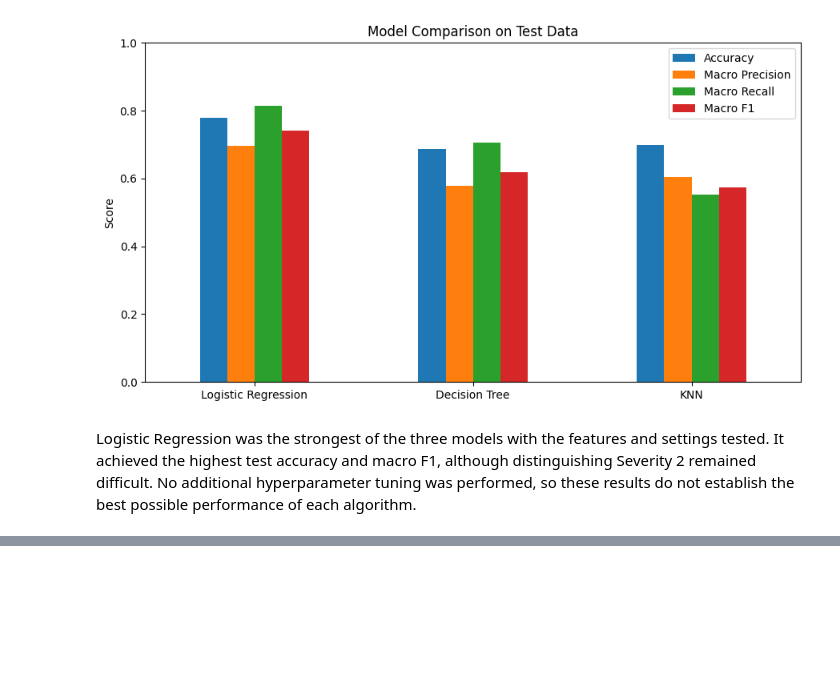
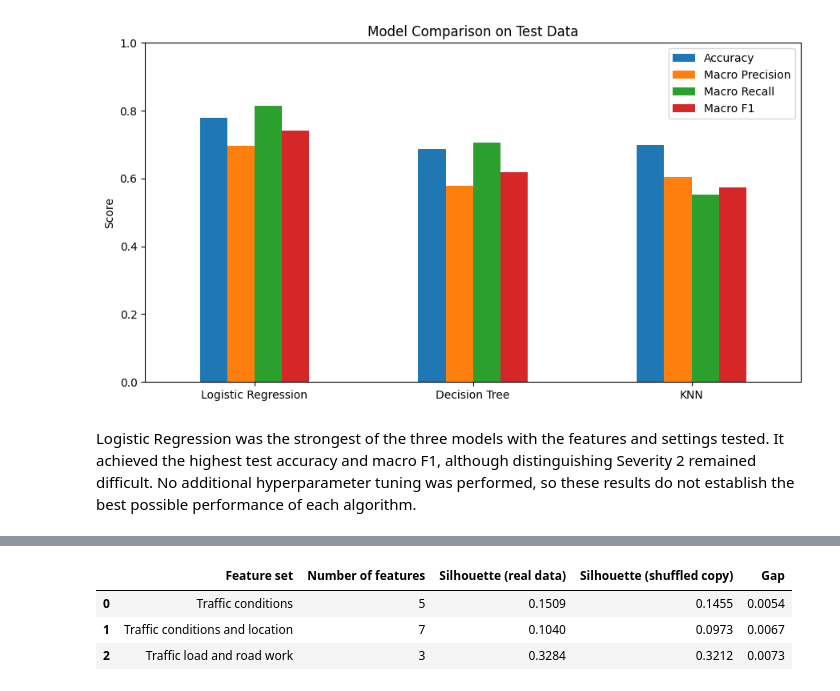
Before and after one commit to zeemohamed7/ai-traffic-project, a Jupyter notebook: IT7009_Traffic_Incident_Analysis.ipynb, the cells around one changed output, grey strips where cells are left out. Saved outputs shown, nothing was run; the diff lists cells and outputs as text; code cells hidden in the pictures; blank space fills up the shorter version.

```diff
--- a/IT7009_Traffic_Incident_Analysis.ipynb
+++ b/IT7009_Traffic_Incident_Analysis.ipynb
@@ -1787,0 +1789,9 @@ Logistic Regression was the strongest of the three models with the features and
+# %%
+condition_features = ["Average_Speed", "Congestion_Index", "Temperature", "Visibility", "Road_Width"]
+location_features = ["Latitude", "Longitude"]
+clustering_data = df_fs[condition_features + location_features].copy()
+
+clustering_feature_sets = {
+    "Traffic conditions": condition_features,
+    "Traffic conditions and location": condition_features + location_features,
+}
@@ -1787,0 +1801,40 @@ Logistic Regression was the strongest of the three models with the features and
+# %%
+clustering_data["Traffic_Density"] = df_fs["Traffic_Density"].to_numpy()
+clustering_data["Vehicle_Count"] = df_fs["Vehicle_Count"].to_numpy()
+clustering_data["Road_Work"] = df_fs["Road_Work"].to_numpy()
+
+clustering_feature_sets["Traffic load and road work"] = ["Traffic_Density", "Vehicle_Count", "Road_Work"]
+
+rng = np.random.default_rng(42)
+shuffled_data = clustering_data.copy()
+for col in clustering_data.columns:
+    shuffled_data[col] = rng.permutation(clustering_data[col].to_numpy())
+
+sample_rows = np.random.default_rng(42).choice(len(clustering_data), size=5000, replace=False)
+set_results = []
+
+for name, columns in clustering_feature_sets.items():
+    scores = []
+    for source in [clustering_data, shuffled_data]:
+        model = Pipeline([
+            ("imputer", SimpleImputer(strategy="median")),
+            ("scaler", StandardScaler()),
+            ("kmeans", KMeans(n_clusters=3, n_init=10, random_state=42)),
+        ])
+        labels = model.fit_predict(source[columns])
+        scaled = model[:-1].transform(source[columns].iloc[sample_rows])
+        scores.append(silhouette_score(scaled, labels[sample_rows]))
+    set_results.append({
+        "Feature set": name,
+        "Number of features": len(columns),
+        "Silhouette (real data)": scores[0],
+        "Silhouette (shuffled copy)": scores[1],
+        "Gap": scores[0] - scores[1],
+    })
+
+display(pd.DataFrame(set_results).round(4))
+# %% [output]
+|  | Feature set | Number of features | Silhouette (real data) | Silhouette (shuffled copy) | Gap |
+| 0 | Traffic conditions | 5 | 0.1509 | 0.1455 | 0.0054 |
+| 1 | Traffic conditions and location | 7 | 0.1040 | 0.0973 | 0.0067 |
+| 2 | Traffic load and road work | 3 | 0.3284 | 0.3212 | 0.0073 |
```
Also changed, not shown: parts of 11 cells of this notebook.
